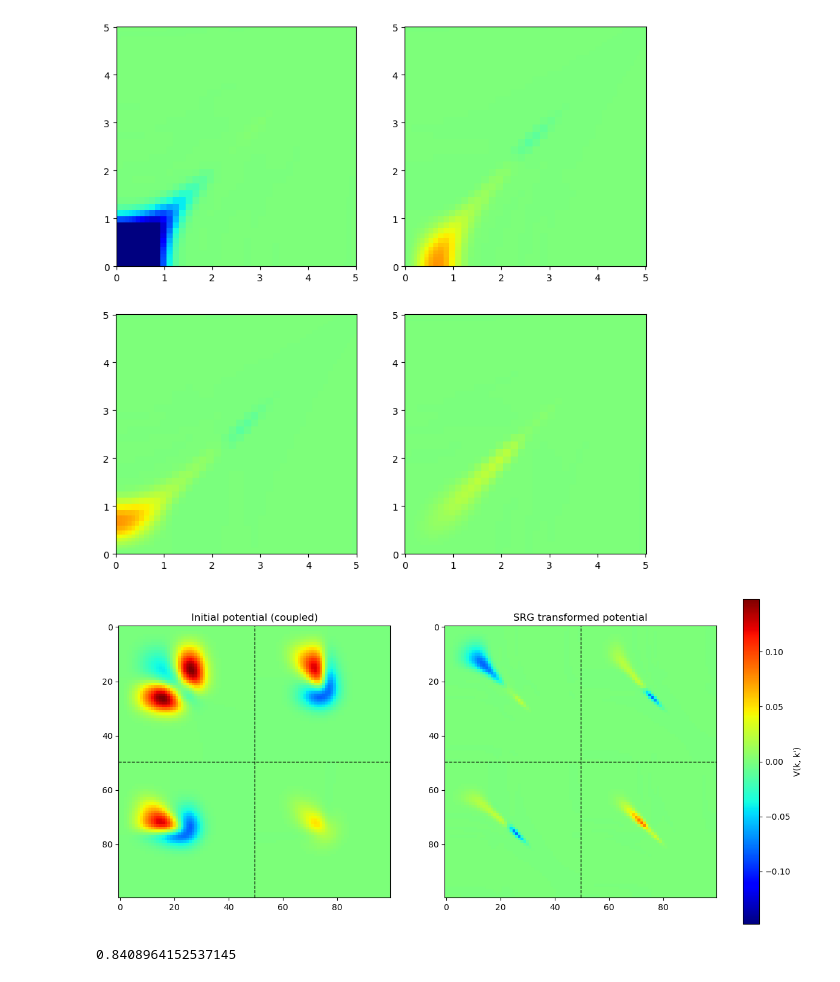
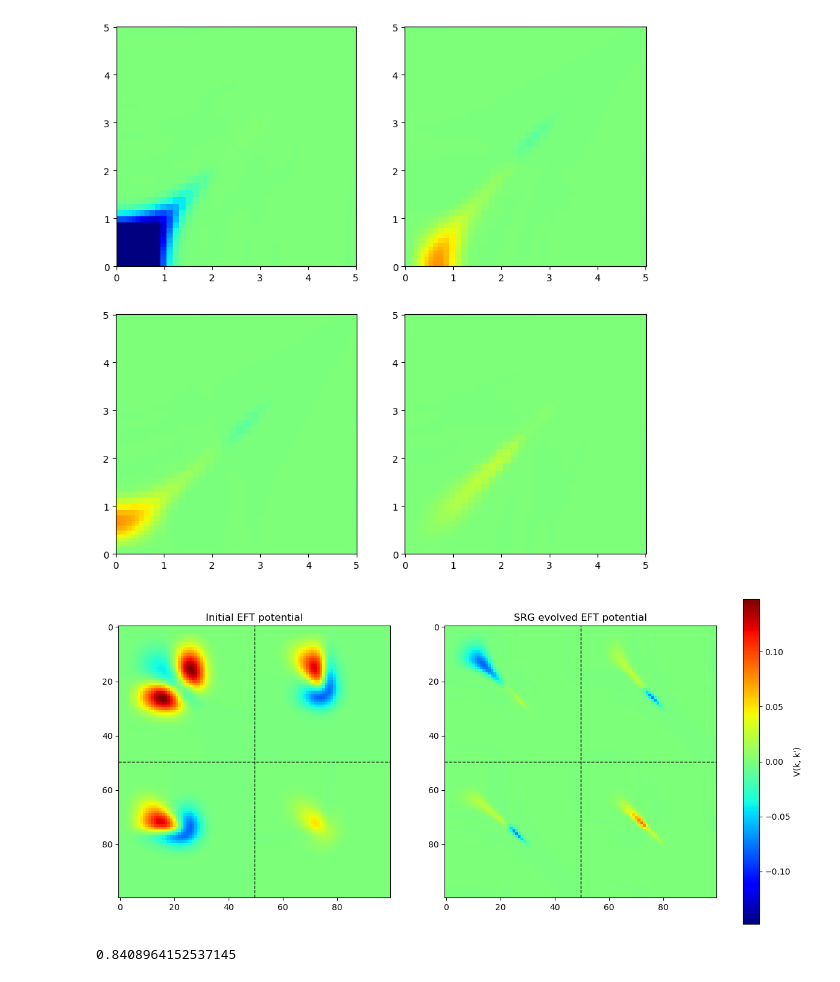
Before and after one commit to sMacks28/private, a Jupyter notebook: Uni/effectivetheories/SRG_python_stuff/SRG_version1.ipynb, the cells around one changed output. Drawn from its saved outputs; the diff is of its cells as text; code cells hidden in the pictures.

Commit message:
plot

```diff
--- a/Uni/effectivetheories/SRG_python_stuff/SRG_version1.ipynb
+++ b/Uni/effectivetheories/SRG_python_stuff/SRG_version1.ipynb
@@ -243,31 +243,31 @@ im = ax[1,1].pcolormesh(mesh_points[:maxindex], mesh_points[:maxindex], (Vmat22_
 # %%
 V_full_init = H_init_mat - Tmat_coupled
 V_full_final = H_final_mat - Tmat_coupled
 
 fig, (ax1, ax2) = plt.subplots(1, 2, figsize=(14, 7))
 
 # Gemeinsame Farbskala für beide Plots
 maxabs = max(abs(V_full_init.min()), abs(V_full_init.max()))
 
 # Plot 1: Initiales Potential (100x100)
 im1 = ax1.imshow(V_full_init, vmin=-maxabs, vmax=maxabs, cmap='jet')
-ax1.set_title("Initial potential (coupled)")
+ax1.set_title("Initial EFT potential")
 # Hilfslinien, um die S- und D-Wellen Blöcke zu markieren
 ax1.axhline(y=Nrows-0.5, color='black', linestyle='--', linewidth=1)
 ax1.axvline(x=Nrows-0.5, color='black', linestyle='--', linewidth=1)
 
 # Plot 2: Finales Potential nach SRG (100x100)
 im2 = ax2.imshow(V_full_final, vmin=-maxabs, vmax=maxabs, cmap='jet')
-ax2.set_title(f"SRG transformed potential")
+ax2.set_title(f"SRG evolved EFT potential")
 ax2.axhline(y=Nrows-0.5, color='black', linestyle='--', linewidth=1)
 ax2.axvline(x=Nrows-0.5, color='black', linestyle='--', linewidth=1)
 
 # Gemeinsame Colorbar
 fig.colorbar(im2, ax=[ax1, ax2], label='V(k, k\')', fraction=0.046, pad=0.04)
 
 plt.show()
 # %% [output]
-[figure, old version]
+[figure, new version]
 # %%
 s = np.power(2.0, -1/4)
 s
```
